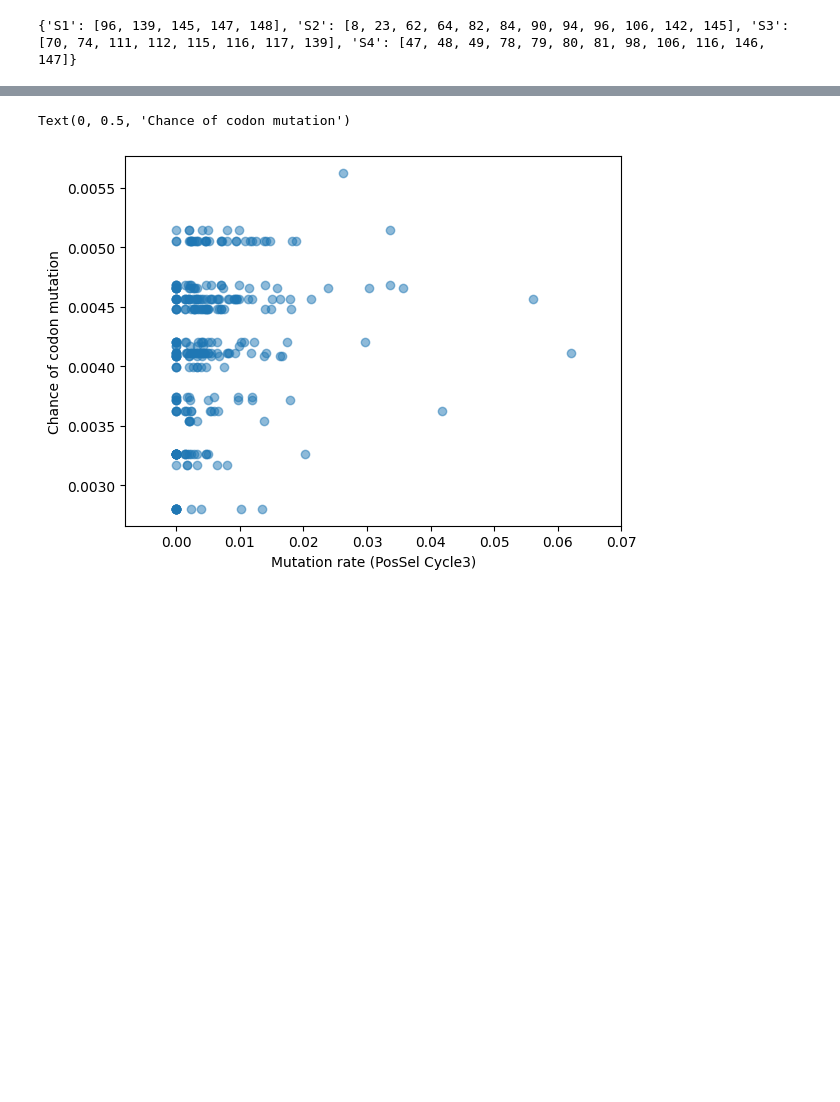
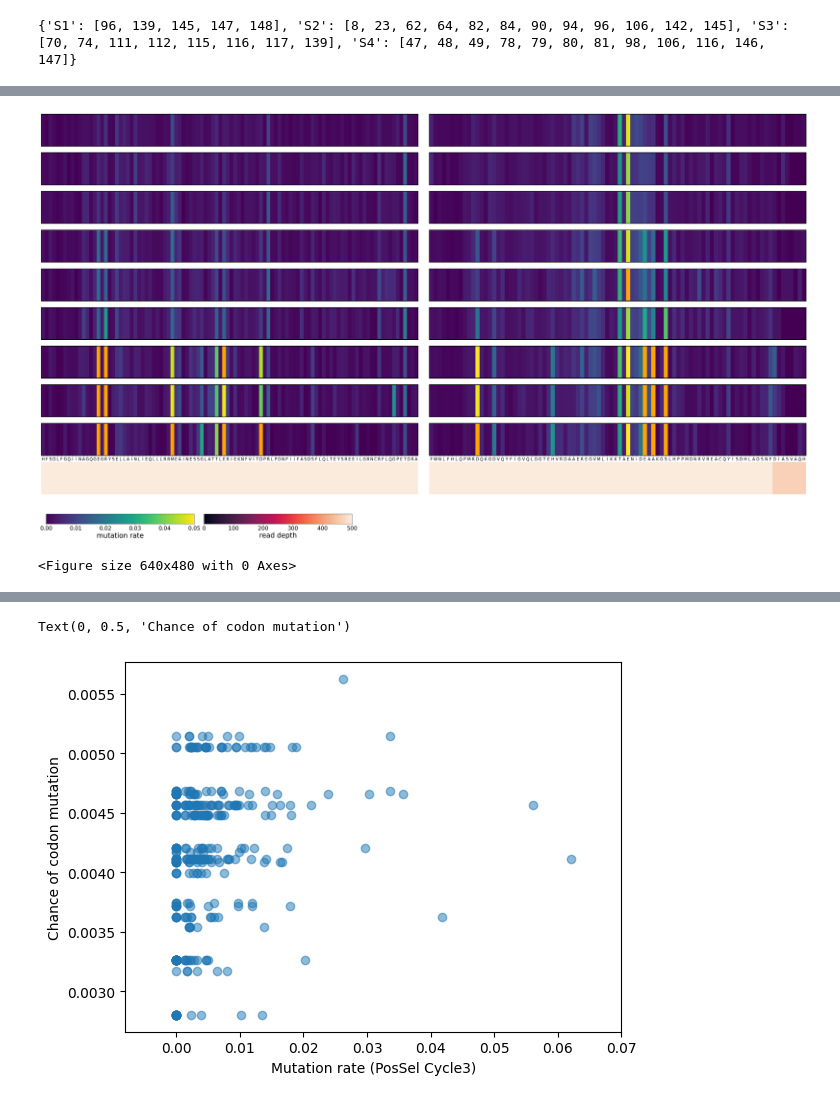
Before and after one commit to AliceHovsepyan/pogo_pance_draft, a Jupyter notebook: DMS_analysis_PACE.ipynb, the cells around one changed output, grey strips where cells are left out. Drawn from its saved outputs; the diff is of its cells as text; code cells hidden in the pictures; blank space fills up the shorter version.

```diff
--- a/DMS_analysis_PACE.ipynb
+++ b/DMS_analysis_PACE.ipynb
@@ -400,4 +429,10 @@ compare_mut_enrichement_for_all(all_reads, ref_gene, data_type = "AA", combine_m
 <Figure size 640x480 with 0 Axes>
+# %%
+FigFolder = None#os.path.join(base_dir, "output/PACE/cycle_mut_enrichment/cycle_mut_enrichment_wC2")
+compare_mut_enrichement_for_all(all_reads, ref_gene, data_type = "AA", combine_mut_rates=True, FigFolder=FigFolder, samples = samples, plt_titles =plt_titles,   Sections = Sections,Primer_out_of_triplets=Primer_out_of_triplets, Barcodes=Barcodes, Primer_seq= Primer_seq, vmax =0.05, show_cbar_for_each = False, show_plttitles = False, bias_per_pos= None)
+# %% [output]
+[figure, added]
+<Figure size 640x480 with 0 Axes>
 # %%
 reload(plotting)
 from plotting import *
```
Also changed, not shown: parts of 9 cells of this notebook, 1 other file.
